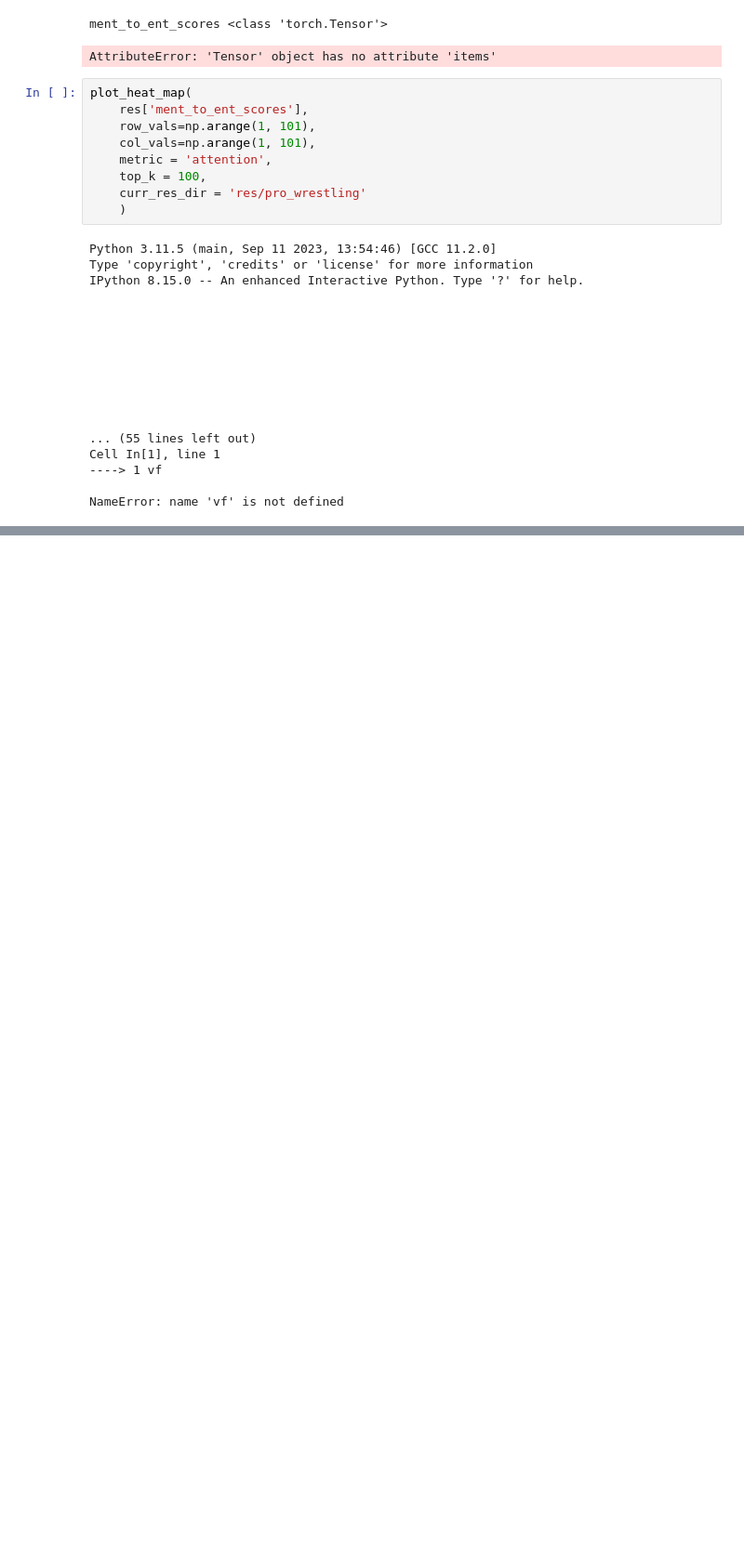
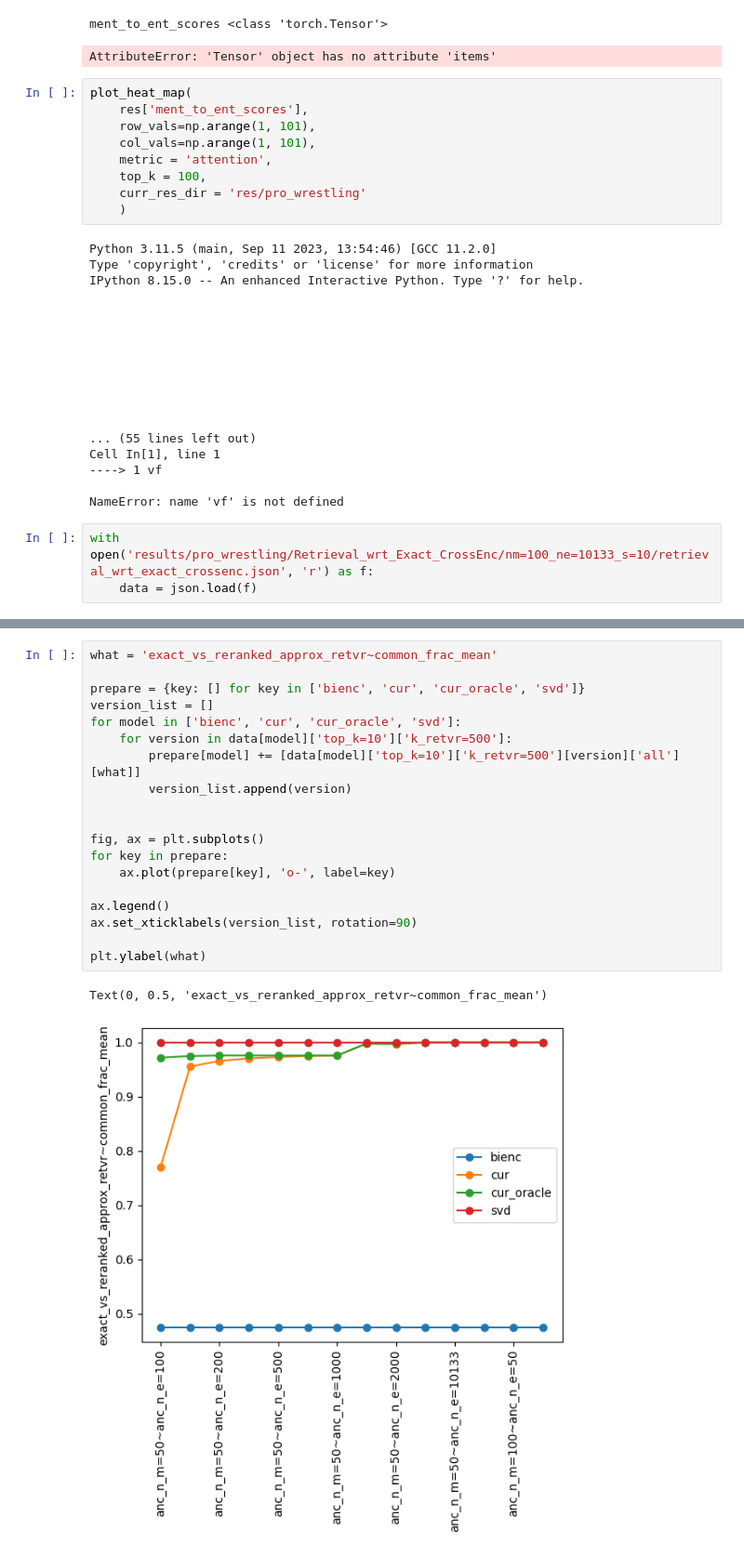
Before and after one commit to vnsmv/ce-retrieval, a Jupyter notebook: results.ipynb, the cells around one changed output, grey strips where cells are left out. Shown at 93% size. Cells and saved outputs as stored; diff of their text form; blank space fills up the shorter version.

```diff
--- a/results.ipynb
+++ b/results.ipynb
@@ -39,3 +42,6 @@ Cell In[1], line 1
 ----> 1 vf
 
 NameError: name 'vf' is not defined
+# %%
+with open('results/pro_wrestling/Retrieval_wrt_Exact_CrossEnc/nm=100_ne=10133_s=10/retrieval_wrt_exact_crossenc.json', 'r') as f:
+    data = json.load(f)
@@ -41,0 +68,22 @@ NameError: name 'vf' is not defined
+# %%
+what = 'exact_vs_reranked_approx_retvr~common_frac_mean'
+
+prepare = {key: [] for key in ['bienc', 'cur', 'cur_oracle', 'svd']}
+version_list = []
+for model in ['bienc', 'cur', 'cur_oracle', 'svd']:
+    for version in data[model]['top_k=10']['k_retvr=500']:
+        prepare[model] += [data[model]['top_k=10']['k_retvr=500'][version]['all'][what]]
+        version_list.append(version)
+
+
+fig, ax = plt.subplots()
+for key in prepare:
+    ax.plot(prepare[key], 'o-', label=key)
+
+ax.legend()
+ax.set_xticklabels(version_list, rotation=90)
+
+plt.ylabel(what)
+# %% [output]
+Text(0, 0.5, 'exact_vs_reranked_approx_retvr~common_frac_mean')
+[figure, added]
```
Also changed, not shown: parts of 3 cells of this notebook, 2 other files.
